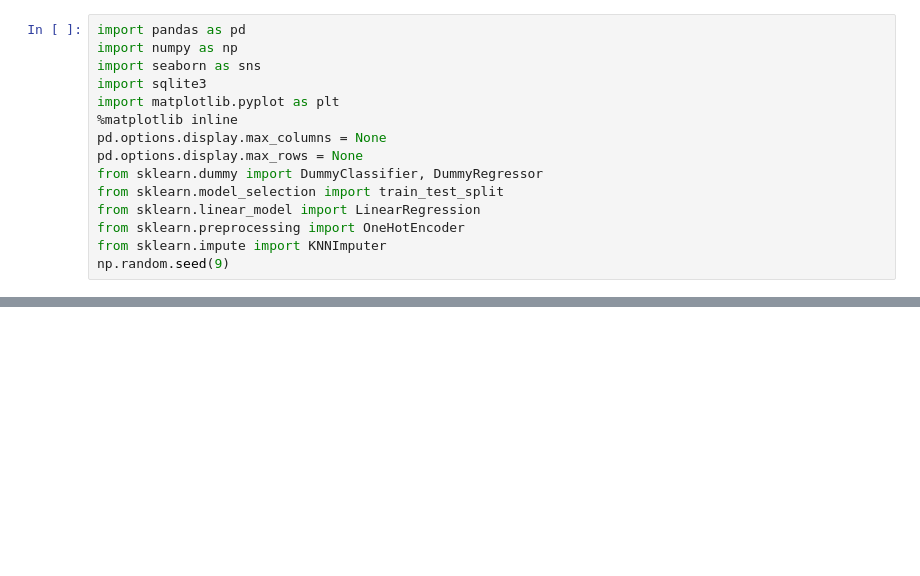
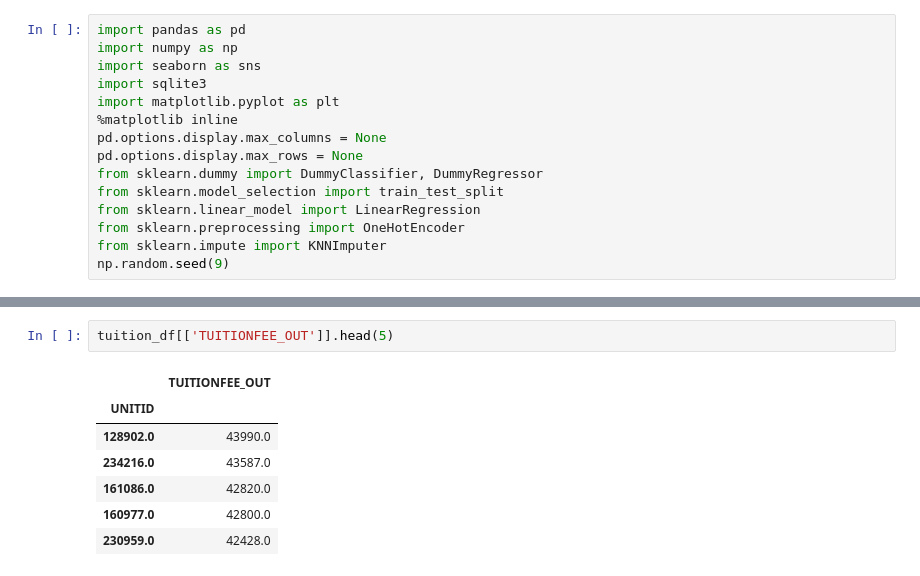
Before and after one commit to jesusbaquiax/college_graduation_rates, a Jupyter notebook: 03_EDA.ipynb, the cells around one changed output, grey strips where cells are left out. Cells and saved outputs as stored; diff of their text form; blank space fills up the shorter version.

```diff
--- a/03_EDA.ipynb
+++ b/03_EDA.ipynb
@@ -37,0 +106,10 @@ final_df = final_df.replace('PrivacySuppressed', np.nan, regex=True)
+# %%
+tuition_df[['TUITIONFEE_OUT']].head(5)
+# %% [output]
+|  | TUITIONFEE_OUT |
+| UNITID |  |
+| 128902.0 | 43990.0 |
+| 234216.0 | 43587.0 |
+| 161086.0 | 42820.0 |
+| 160977.0 | 42800.0 |
+| 230959.0 | 42428.0 |
```
Also changed, not shown: parts of 23 cells of this notebook, 2 other files.
